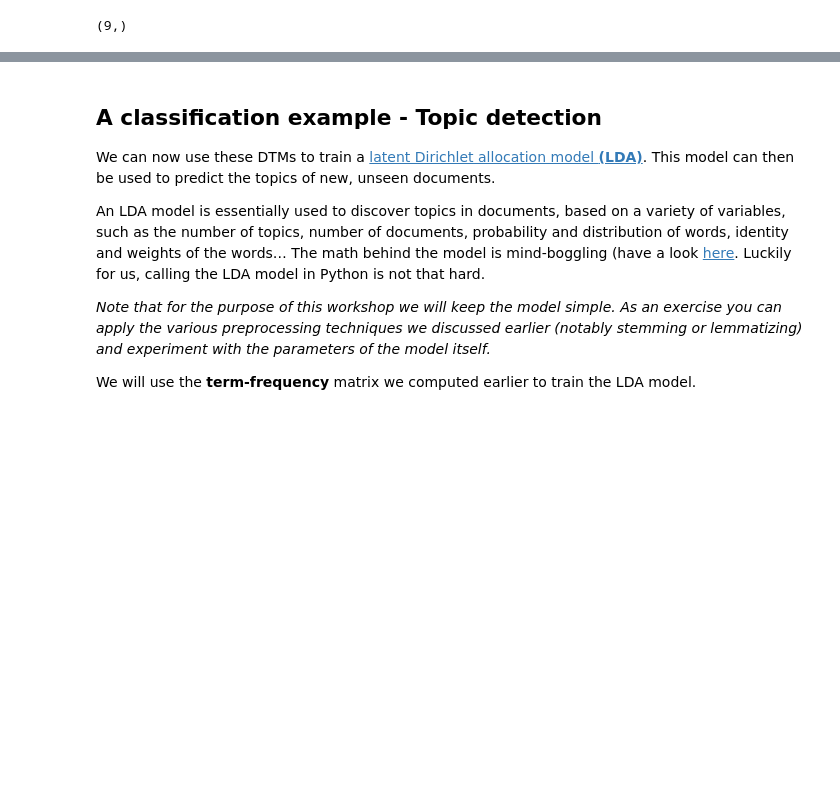
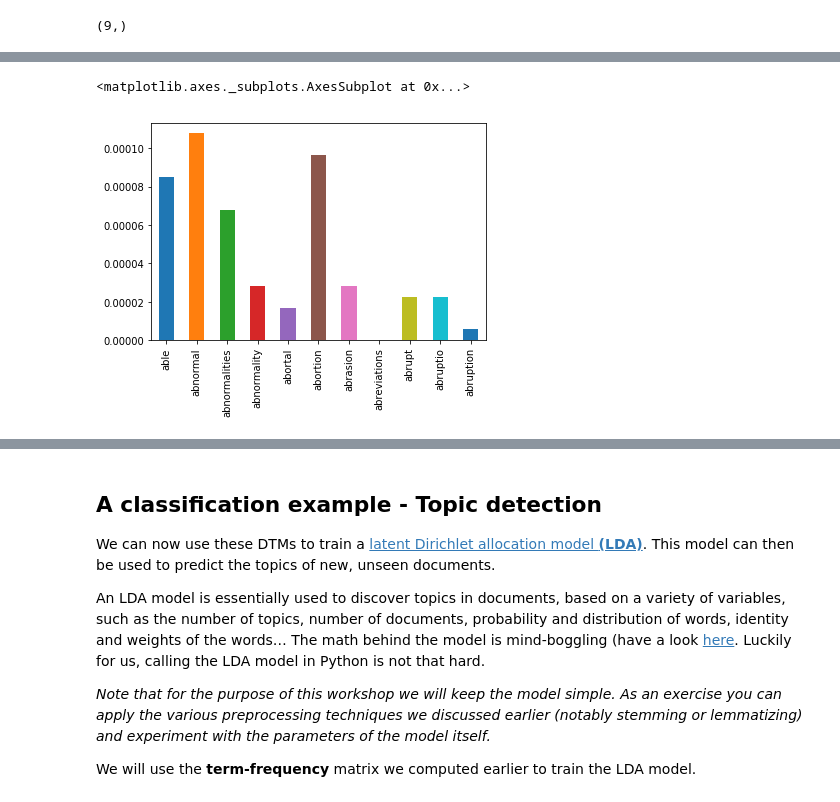
Before and after one commit to rouxrei/disummit2018, a Jupyter notebook: jupyter notebook/DISummit 2018 Tekst Maarten.ipynb, the cells around one changed output, grey strips where cells are left out. Drawn from its saved outputs; the diff is of its cells as text; code cells hidden in the pictures; blank space fills up the shorter version.

```diff
--- a/jupyter notebook/DISummit 2018 Tekst Maarten.ipynb
+++ b/jupyter notebook/DISummit 2018 Tekst Maarten.ipynb
@@ -588,0 +529,6 @@ Name: 0, Length: 7661, dtype: float64
+# %%
+tf_df = pd.DataFrame(term_freq, columns=tf_segm_vectorizer.get_feature_names())
+tf_df.iloc[7,8:19].T.plot(kind='bar')
+# %% [output]
+<matplotlib.axes._subplots.AxesSubplot at 0x...>
+[figure, added]
```
Also changed, not shown: parts of 10 cells of this notebook.
